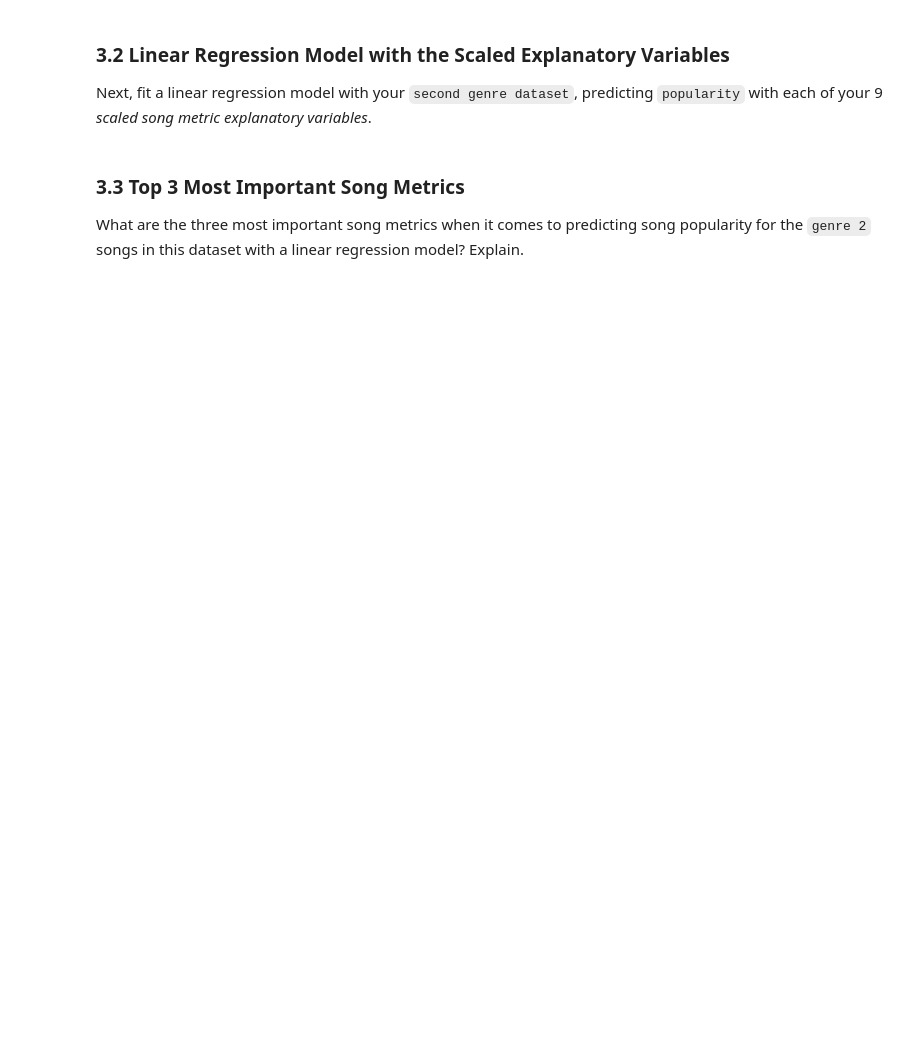
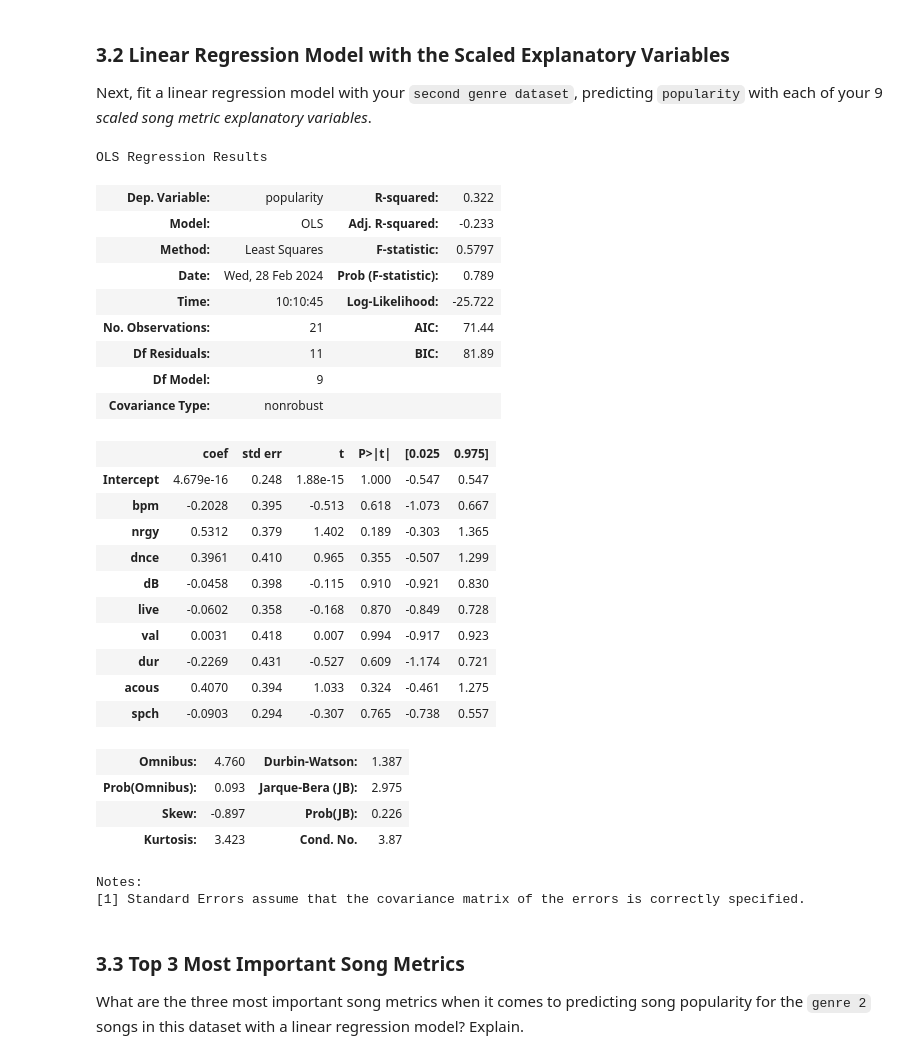
Before and after one commit to ryguy2k4/stat207, a Jupyter notebook: lab_07/lab_07_group.ipynb, the cells around one changed output. Cells and saved outputs as stored; diff of their text form; code cells hidden in the pictures; blank space fills up the shorter version.

```diff
--- a/lab_07/lab_07_group.ipynb
+++ b/lab_07/lab_07_group.ipynb
@@ -186,6 +301,37 @@ Next, scale each of your explanatory variables in your `second genre dataset` us
 ### 3.2 Linear Regression Model with the Scaled Explanatory Variables
 
 Next, fit a linear regression model with your `second genre dataset`, predicting `popularity` with each of your 9 *scaled song metric explanatory variables*.
+# %%
+model2 = smf.ols(formula="popularity~bpm+nrgy+dnce+dB+live+val+dur+acous+spch", data=df_boy_band).fit()
+model2.summary()
+# %% [output]
+OLS Regression Results
+| Dep. Variable: | popularity | R-squared: | 0.322 |
+| Model: | OLS | Adj. R-squared: | -0.233 |
+| Method: | Least Squares | F-statistic: | 0.5797 |
+| Date: | Wed, 28 Feb 2024 | Prob (F-statistic): | 0.789 |
+| Time: | 10:10:45 | Log-Likelihood: | -25.722 |
+| No. Observations: | 21 | AIC: | 71.44 |
+| Df Residuals: | 11 | BIC: | 81.89 |
+| Df Model: | 9 |  |  |
+| Covariance Type: | nonrobust |  |  |
+|  | coef | std err | t | P>|t| | [0.025 | 0.975] |
+| Intercept | 4.679e-16 | 0.248 | 1.88e-15 | 1.000 | -0.547 | 0.547 |
+| bpm | -0.2028 | 0.395 | -0.513 | 0.618 | -1.073 | 0.667 |
+| nrgy | 0.5312 | 0.379 | 1.402 | 0.189 | -0.303 | 1.365 |
+| dnce | 0.3961 | 0.410 | 0.965 | 0.355 | -0.507 | 1.299 |
+| dB | -0.0458 | 0.398 | -0.115 | 0.910 | -0.921 | 0.830 |
+| live | -0.0602 | 0.358 | -0.168 | 0.870 | -0.849 | 0.728 |
+| val | 0.0031 | 0.418 | 0.007 | 0.994 | -0.917 | 0.923 |
+| dur | -0.2269 | 0.431 | -0.527 | 0.609 | -1.174 | 0.721 |
+| acous | 0.4070 | 0.394 | 1.033 | 0.324 | -0.461 | 1.275 |
+| spch | -0.0903 | 0.294 | -0.307 | 0.765 | -0.738 | 0.557 |
+| Omnibus: | 4.760 | Durbin-Watson: | 1.387 |
+| Prob(Omnibus): | 0.093 | Jarque-Bera (JB): | 2.975 |
+| Skew: | -0.897 | Prob(JB): | 0.226 |
+| Kurtosis: | 3.423 | Cond. No. | 3.87 |
+Notes:
+[1] Standard Errors assume that the covariance matrix of the errors is correctly specified.
 # %% [markdown]
 ### 3.3 Top 3 Most Important Song Metrics
 
```
Also changed, not shown: parts of 21 cells of this notebook.
